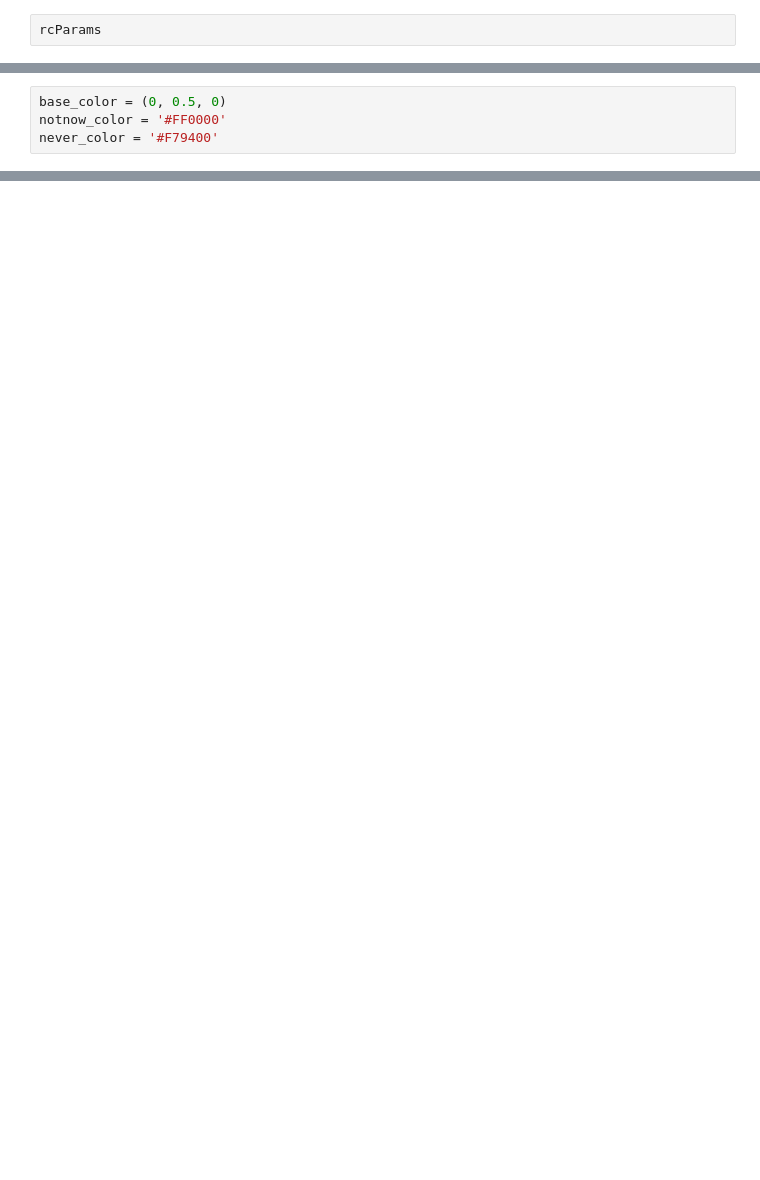
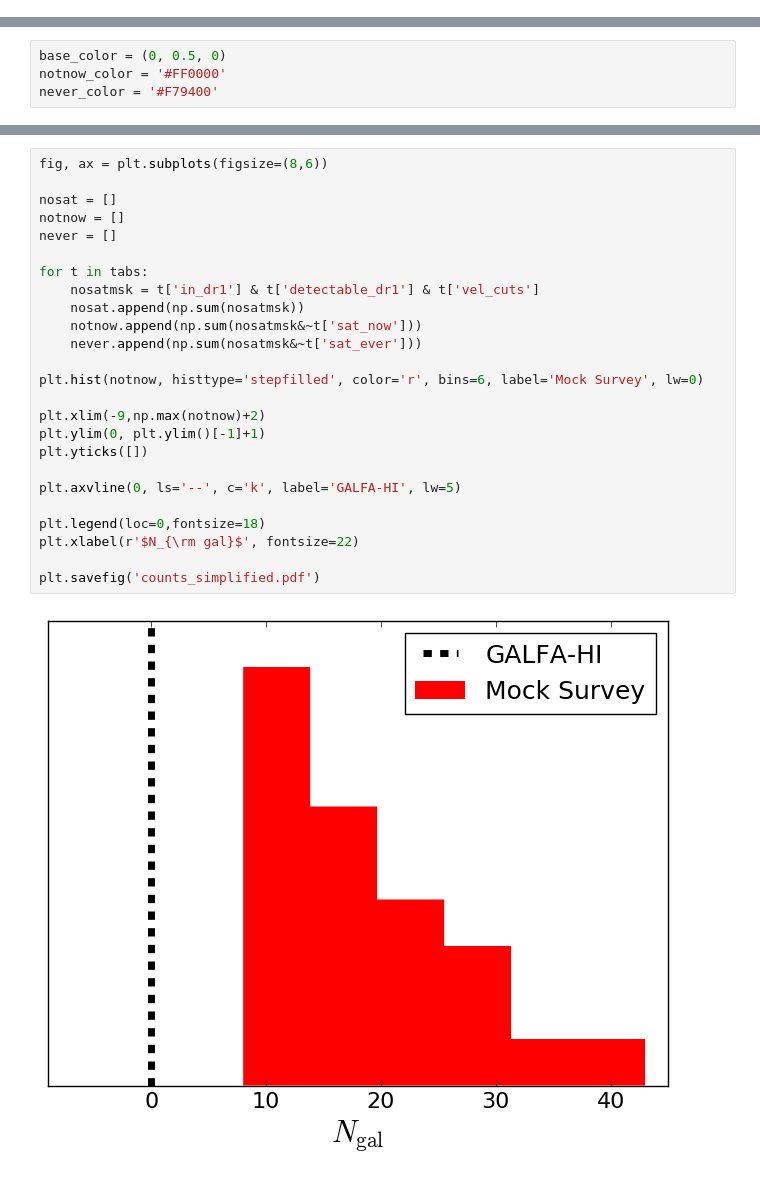
Before and after one commit to eteq/galvis, a Jupyter notebook: Counts summary figure.ipynb, the cells around one changed output, grey strips where cells are left out. Drawn from its saved outputs; the diff is of its cells as text; blank space fills up the shorter version.

```diff
--- a/Counts summary figure.ipynb
+++ b/Counts summary figure.ipynb
@@ -1,2 +0,0 @@
-# %%
-rcParams
@@ -61,0 +80,27 @@ plt.savefig('paper/countsummary.pdf')
+# %%
+fig, ax = plt.subplots(figsize=(8,6))
+
+nosat = []
+notnow = []
+never = []
+
+for t in tabs:
+    nosatmsk = t['in_dr1'] & t['detectable_dr1'] & t['vel_cuts']
+    nosat.append(np.sum(nosatmsk))
+    notnow.append(np.sum(nosatmsk&~t['sat_now']))
+    never.append(np.sum(nosatmsk&~t['sat_ever']))
+
+plt.hist(notnow, histtype='stepfilled', color='r', bins=6, label='Mock Survey', lw=0)
+
+plt.xlim(-9,np.max(notnow)+2)
+plt.ylim(0, plt.ylim()[-1]+1)
+plt.yticks([])
+
+plt.axvline(0, ls='--', c='k', label='GALFA-HI', lw=5)
+
+plt.legend(loc=0,fontsize=18)
+plt.xlabel(r'$N_{\rm gal}$', fontsize=22)
+
+plt.savefig('counts_simplified.pdf')
+# %% [output]
+[figure, added]
```
Also changed, not shown: parts of 4 cells of this notebook, 2 other files.
